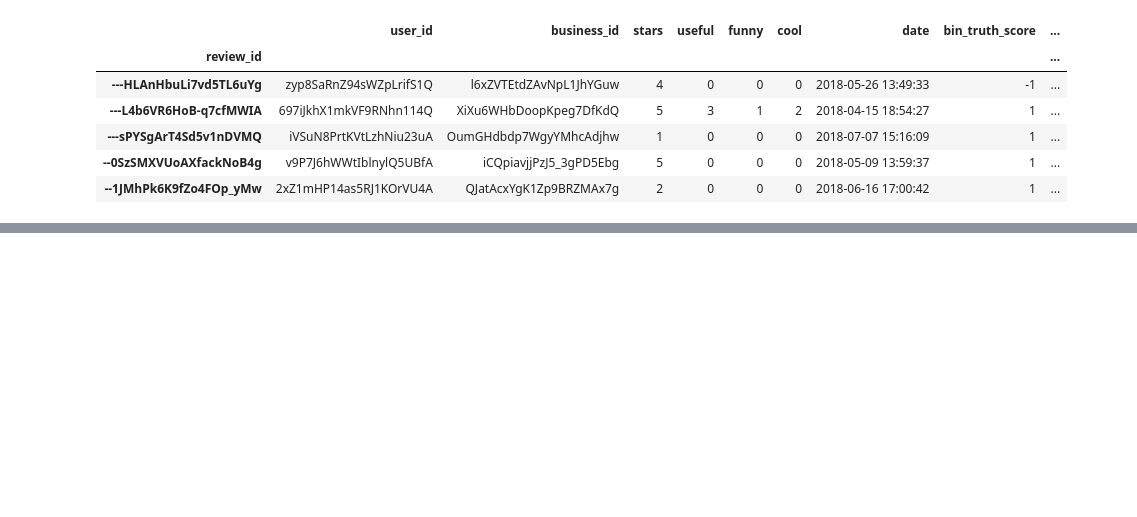
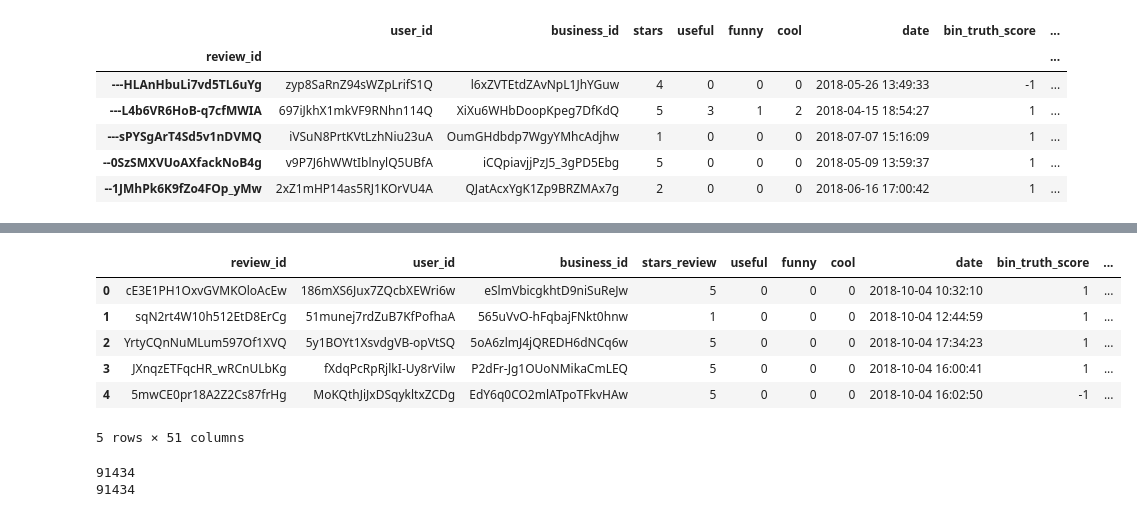
Before and after one commit to GioFic95/restaurant-recommendation-system, a Jupyter notebook: src/main_notebook-multiprocess.ipynb, the cells around one changed output, grey strips where cells are left out. Cells and saved outputs as stored; diff of their text form; code cells hidden in the pictures; blank space fills up the shorter version.

```diff
--- a/src/main_notebook-multiprocess.ipynb
+++ b/src/main_notebook-multiprocess.ipynb
@@ -1089,0 +1197,4 @@ _del_all()
+# %%
+restaurants = _pd.read_pickle('../dataset/m2_n9/restaurants.pickle')
+restaurants = restaurants.reset_index(drop = True)
+restaurants.head()
@@ -1089,0 +1209,17 @@ _del_all()
+# %%
+review_rest_test = review_test.join(restaurants.set_index('business_id'), on = 'business_id', lsuffix = '_review', rsuffix = '_restaurant')
+review_rest_test.head()
+# %% [output]
+|  | review_id | user_id | business_id | stars_review | useful | funny | cool | date | bin_truth_score | ... |
+| 0 | cE3E1PH1OxvGVMKOloAcEw | 186mXS6Jux7ZQcbXEWri6w | eSlmVbicgkhtD9niSuReJw | 5 | 0 | 0 | 0 | 2018-10-04 10:32:10 | 1 | ... |
+| 1 | sqN2rt4W10h512EtD8ErCg | 51munej7rdZuB7KfPofhaA | 565uVvO-hFqbajFNkt0hnw | 1 | 0 | 0 | 0 | 2018-10-04 12:44:59 | 1 | ... |
+| 2 | YrtyCQnNuMLum597Of1XVQ | 5y1BOYt1XsvdgVB-opVtSQ | 5oA6zlmJ4jQREDH6dNCq6w | 5 | 0 | 0 | 0 | 2018-10-04 17:34:23 | 1 | ... |
+| 3 | JXnqzETFqcHR_wRCnULbKg | fXdqPcRpRjlkI-Uy8rVilw | P2dFr-Jg1OUoNMikaCmLEQ | 5 | 0 | 0 | 0 | 2018-10-04 16:00:41 | 1 | ... |
+| 4 | 5mwCE0pr18A2Z2Cs87frHg | MoKQthJiJxDSqykltxZCDg | EdY6q0CO2mlATpoTFkvHAw | 5 | 0 | 0 | 0 | 2018-10-04 16:02:50 | -1 | ... |
+5 rows × 51 columns
+# %%
+print(len(review_test))
+print(len(review_rest_test))
+# %% [output]
+91434
+91434
```
Also changed, not shown: parts of 24 cells of this notebook.
